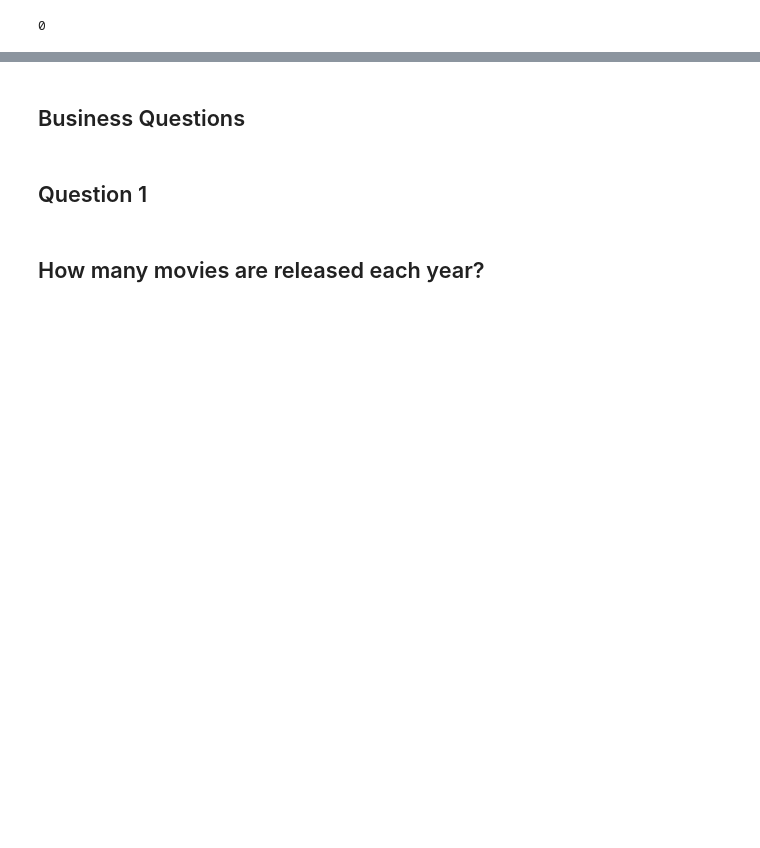
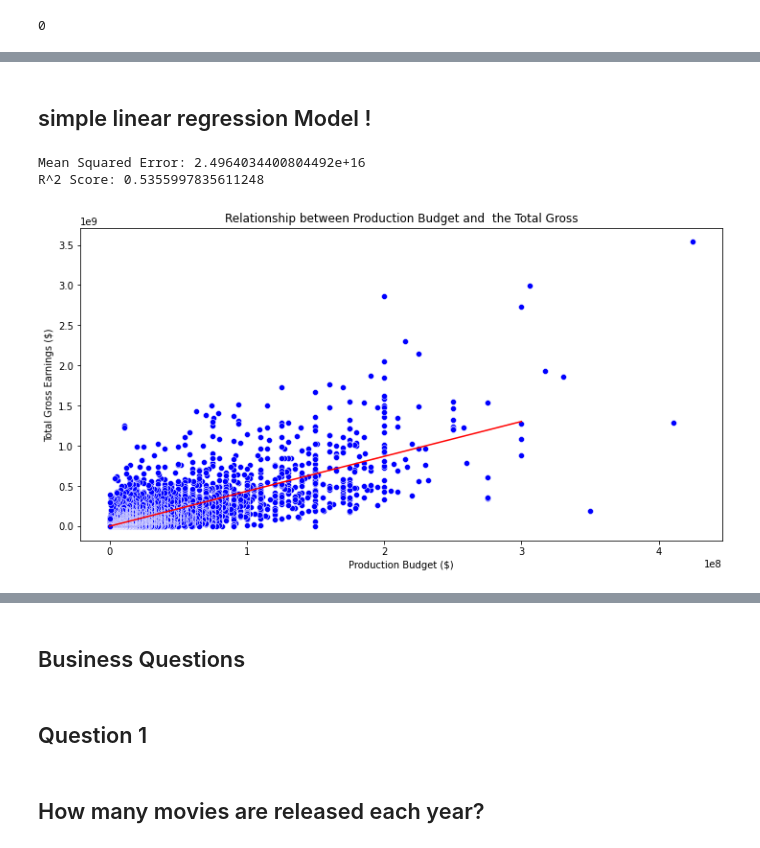
Before and after one commit to BLACKSPI/Phase2_project_group5, a Jupyter notebook: student.ipynb, the cells around one changed output, grey strips where cells are left out. Drawn from its saved outputs; the diff is of its cells as text; code cells hidden in the pictures; blank space fills up the shorter version.

```diff
--- a/student.ipynb
+++ b/student.ipynb
@@ -349,6 +345,10 @@ movie_budget_df['release_date'] = pd.to_datetime(movie_budget_df['release_date']
                                         format='%b %d, %Y', errors='coerce')
 movie_budget_df['release_year'] = movie_budget_df['release_date'].dt.year
 movie_budget_df['release_month'] = movie_budget_df['release_date'].dt.month
+
+# Create a new column that adds up thedomestic and worldwide gross earnings
+movie_budget_df['Total_Earnings'] = movie_budget_df['domestic_gross'] + movie_budget_df['worldwide_gross']
+
 # checking for new columns
 movie_budget_df.head()
 # %% [output]
@@ -366,6 +366,8 @@ movie_budget_df['domestic_gross']=movie_budget_df['domestic_gross'].str.replace(
 movie_budget_df['worldwide_gross']=movie_budget_df['worldwide_gross'].str.replace("$","").str.replace(",","").astype('float')
 # %%
 movie_budget_df['production_budget']=movie_budget_df['production_budget'].str.replace("$","").str.replace(",","").astype('float')
+# %%
+movie_budget_df['Total_Earnings']=movie_budget_df['Total_Earnings'].str.replace("$","").str.replace(",","").astype('float')
 # %%
 movie_budget_df.info()
 # %% [output]
@@ -600,0 +770,45 @@ merged_data_df.duplicated().sum()
+# %% [markdown]
+## simple linear regression Model !
+# %%
+#Importing from sklearn
+from sklearn.model_selection import train_test_split
+from sklearn.linear_model import LinearRegression
+from sklearn.metrics import mean_squared_error, r2_score
+
+# Assigning the X and Y variables
+X = movie_budget_df['production_budget'].values.reshape(-1, 1)
+y = movie_budget_df['Total_Earnings'].values
+
+# Splitting the data into training and testing sets
+X_train, X_test, y_train, y_test = train_test_split(X, y, test_size=0.2, random_state=42)
+
+# Creating the linear regression model
+model = LinearRegression()
+
+# Training the model
+model.fit(X_train, y_train)
+
+# Making predictions
+y_pred = model.predict(X_test)
+
+# Plotting the data and the regression line
+fig, ax = plt.subplots(figsize=(12,6))
+sns.scatterplot(x=movie_budget_df['production_budget'], y=movie_budget_df['Total_Earnings'], color='blue', ax=ax)
+sns.lineplot(x=X_test.flatten(), y=y_pred, color='red', ax=ax)
+
+# Customizing the plot
+ax.set_title('Relationship between Production Budget and  the Total Gross')
+ax.set_xlabel('Production Budget ($)')
+ax.set_ylabel('Total Gross Earnings ($)')
+
+# Evaluating the model by finding the mse and the r2 scores
+mse = mean_squared_error(y_test, y_pred)
+r2 = r2_score(y_test, y_pred)
+
+print(f'Mean Squared Error: {mse}')
+print(f'R^2 Score: {r2}')
+plt.show()
+# %% [output]
+Mean Squared Error: 2.4964034400804492e+16
+R^2 Score: 0.5355997835611248
+[figure, added]
```
Also changed, not shown: parts of 33 cells of this notebook, 2 other files.
